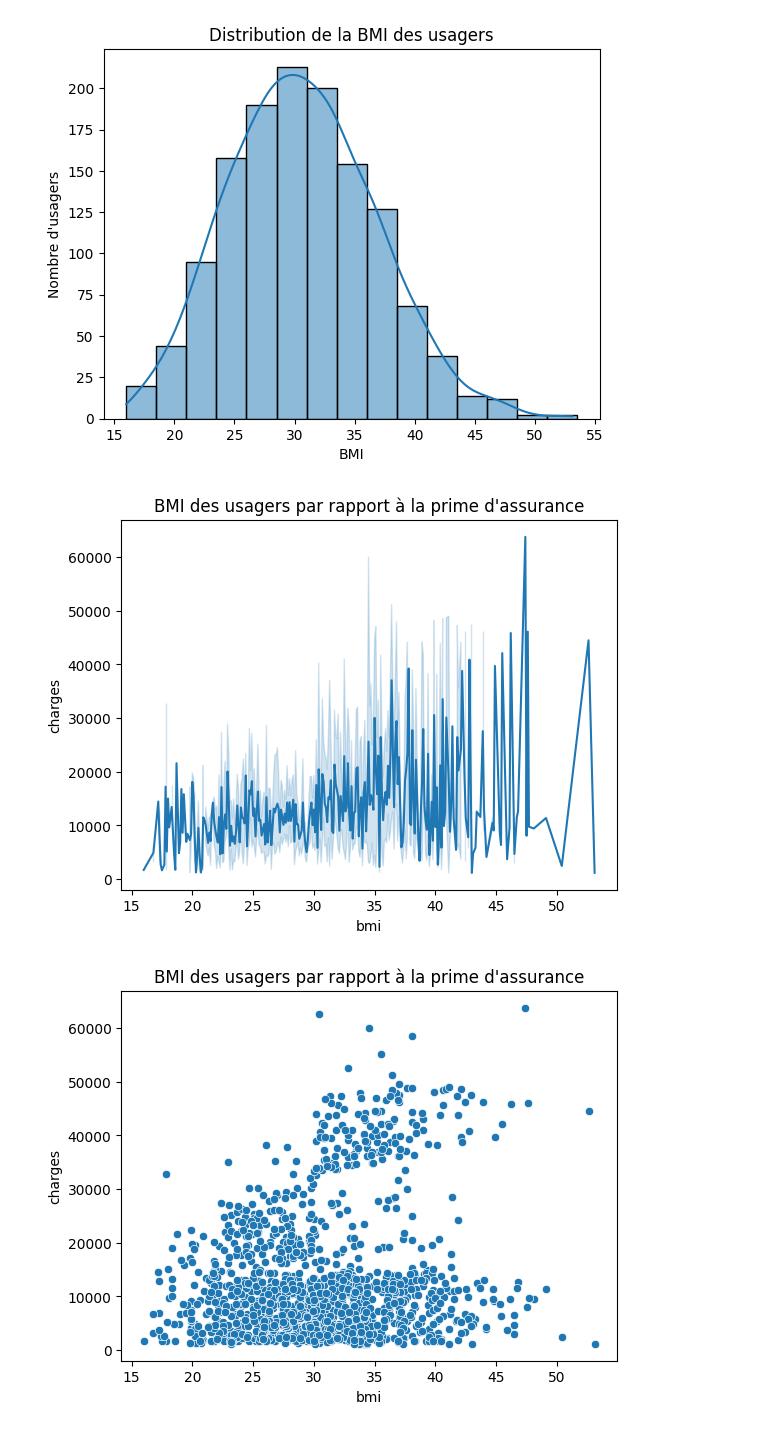
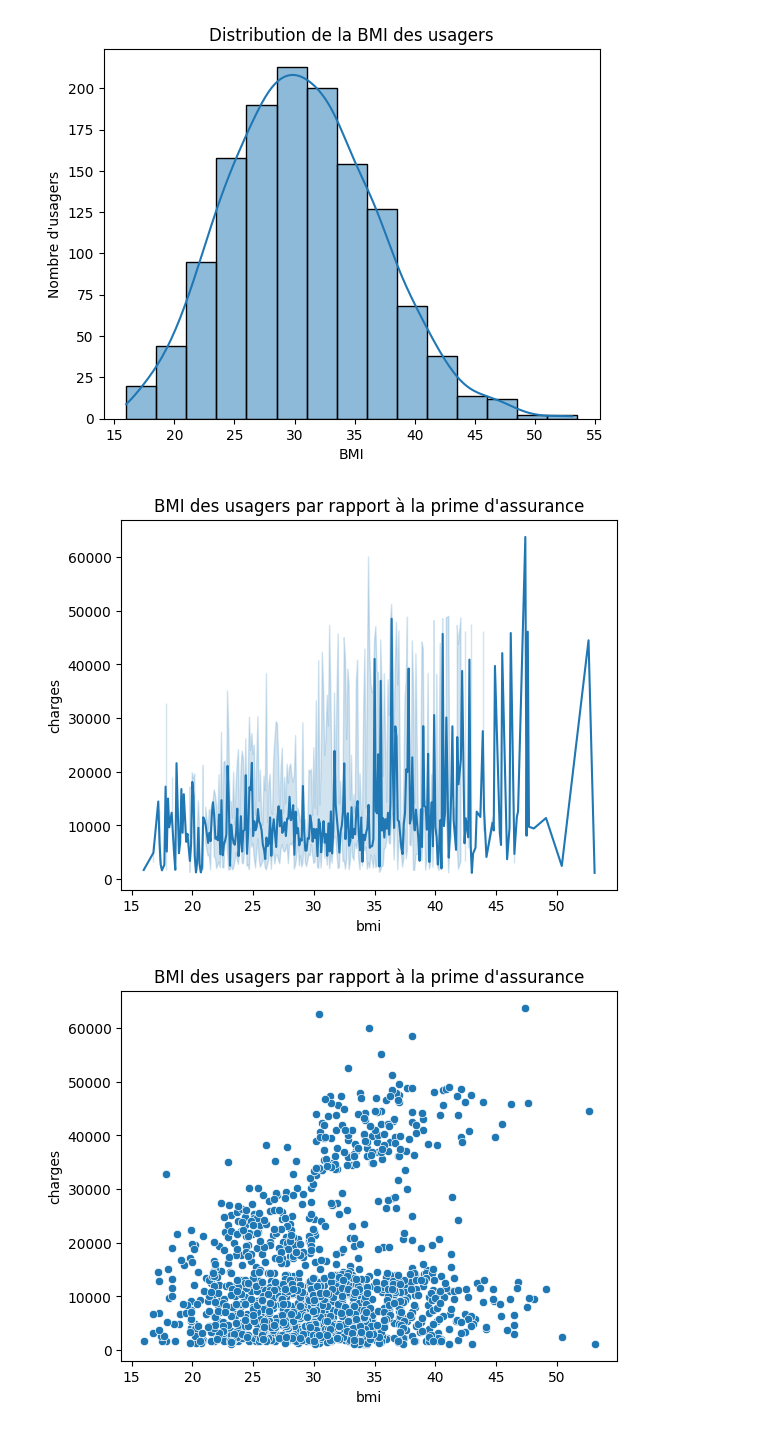
Before and after one commit to Benalieur/assurance, a Jupyter notebook: notebooks/analyse.ipynb, the cells around one changed output. Saved outputs shown, nothing was run; the diff lists cells and outputs as text; code cells hidden in the pictures.

```diff
--- a/notebooks/analyse.ipynb
+++ b/notebooks/analyse.ipynb
@@ -574,11 +574,11 @@ plt.show()
 [figure]
 # %%
 plt.figure()
-sns.lineplot(df, x='bmi', y='charges')
+sns.lineplot(df, x='bmi', y='charges', estimator="median")
 plt.title("BMI des usagers par rapport à la prime d'assurance")
 plt.show()
 # %% [output]
-[figure, old version]
+[figure, new version]
 # %%
 plt.figure()
 sns.scatterplot(df, x='bmi', y='charges')
```
Also changed, not shown: parts of 2 cells of this notebook, 4 other files.
